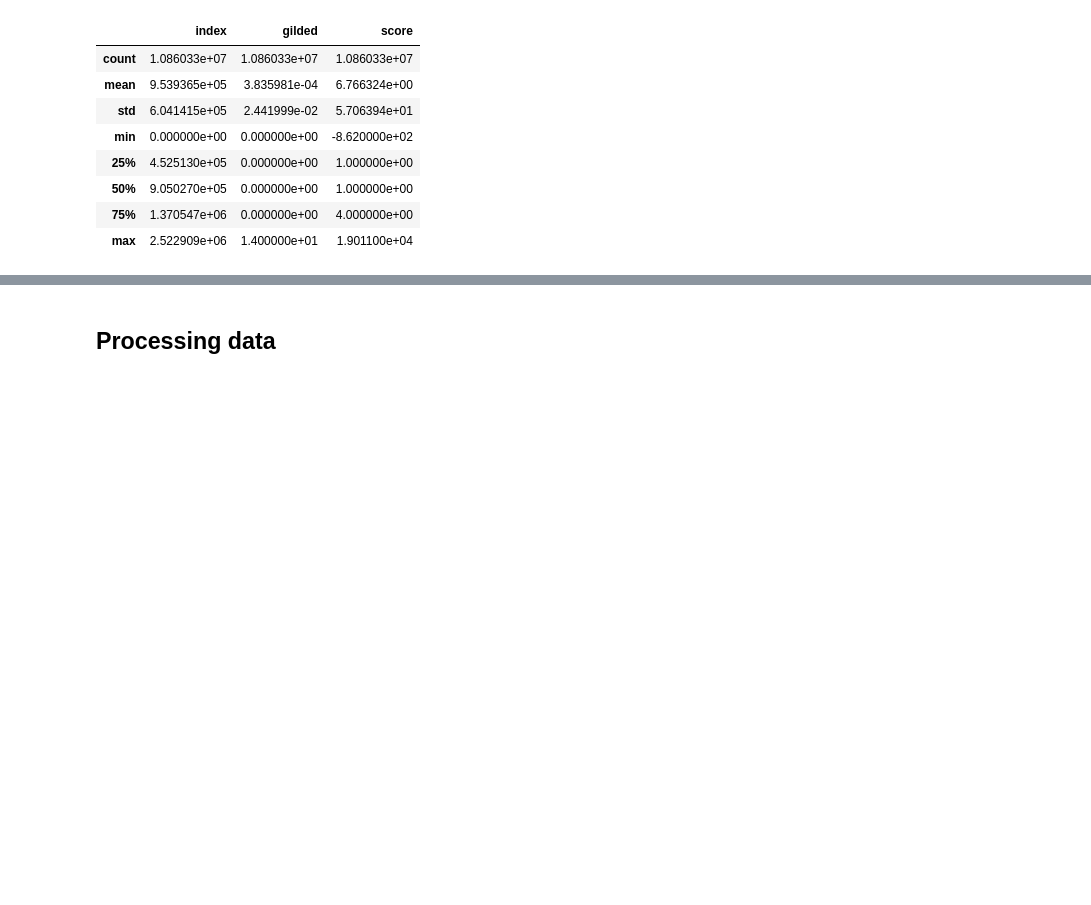
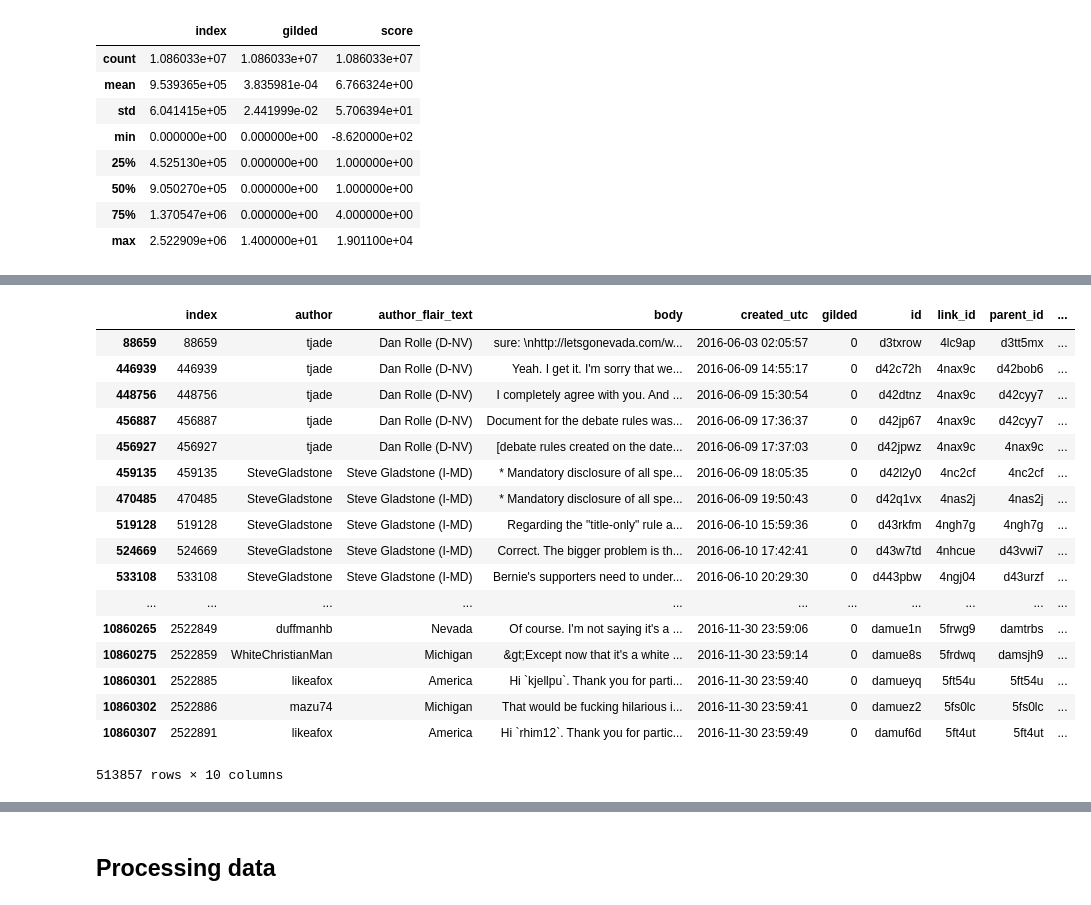
Before and after one commit to arthishow/Project, a Jupyter notebook: Final project.ipynb, the cells around one changed output, grey strips where cells are left out. Saved outputs shown, nothing was run; the diff lists cells and outputs as text; code cells hidden in the pictures; blank space fills up the shorter version.

```diff
--- a/Final project.ipynb
+++ b/Final project.ipynb
@@ -145,0 +153,22 @@ politics
+# %%
+flair_politics = politics[politics.author_flair_text.notnull()]
+flair_politics
+# %% [output]
+|  | index | author | author_flair_text | body | created_utc | gilded | id | link_id | parent_id | ... |
+| 88659 | 88659 | tjade | Dan Rolle (D-NV) | sure: \nhttp://letsgonevada.com/w... | 2016-06-03 02:05:57 | 0 | d3txrow | 4lc9ap | d3tt5mx | ... |
+| 446939 | 446939 | tjade | Dan Rolle (D-NV) | Yeah. I get it. I'm sorry that we... | 2016-06-09 14:55:17 | 0 | d42c72h | 4nax9c | d42bob6 | ... |
+| 448756 | 448756 | tjade | Dan Rolle (D-NV) | I completely agree with you. And ... | 2016-06-09 15:30:54 | 0 | d42dtnz | 4nax9c | d42cyy7 | ... |
+| 456887 | 456887 | tjade | Dan Rolle (D-NV) | Document for the debate rules was... | 2016-06-09 17:36:37 | 0 | d42jp67 | 4nax9c | d42cyy7 | ... |
+| 456927 | 456927 | tjade | Dan Rolle (D-NV) | [debate rules created on the date... | 2016-06-09 17:37:03 | 0 | d42jpwz | 4nax9c | 4nax9c | ... |
+| 459135 | 459135 | SteveGladstone | Steve Gladstone (I-MD) | * Mandatory disclosure of all spe... | 2016-06-09 18:05:35 | 0 | d42l2y0 | 4nc2cf | 4nc2cf | ... |
+| 470485 | 470485 | SteveGladstone | Steve Gladstone (I-MD) | * Mandatory disclosure of all spe... | 2016-06-09 19:50:43 | 0 | d42q1vx | 4nas2j | 4nas2j | ... |
+| 519128 | 519128 | SteveGladstone | Steve Gladstone (I-MD) | Regarding the "title-only" rule a... | 2016-06-10 15:59:36 | 0 | d43rkfm | 4ngh7g | 4ngh7g | ... |
+| 524669 | 524669 | SteveGladstone | Steve Gladstone (I-MD) | Correct. The bigger problem is th... | 2016-06-10 17:42:41 | 0 | d43w7td | 4nhcue | d43vwi7 | ... |
+| 533108 | 533108 | SteveGladstone | Steve Gladstone (I-MD) | Bernie's supporters need to under... | 2016-06-10 20:29:30 | 0 | d443pbw | 4ngj04 | d43urzf | ... |
+| ... | ... | ... | ... | ... | ... | ... | ... | ... | ... | ... |
+| 10860265 | 2522849 | duffmanhb | Nevada | Of course. I'm not saying it's a ... | 2016-11-30 23:59:06 | 0 | damue1n | 5frwg9 | damtrbs | ... |
+| 10860275 | 2522859 | WhiteChristianMan | Michigan | &gt;Except now that it's a white ... | 2016-11-30 23:59:14 | 0 | damue8s | 5frdwq | damsjh9 | ... |
+| 10860301 | 2522885 | likeafox | America | Hi `kjellpu`. Thank you for parti... | 2016-11-30 23:59:40 | 0 | damueyq | 5ft54u | 5ft54u | ... |
+| 10860302 | 2522886 | mazu74 | Michigan | That would be fucking hilarious i... | 2016-11-30 23:59:41 | 0 | damuez2 | 5fs0lc | 5fs0lc | ... |
+| 10860307 | 2522891 | likeafox | America | Hi `rhim12`. Thank you for partic... | 2016-11-30 23:59:49 | 0 | damuf6d | 5ft4ut | 5ft4ut | ... |
+513857 rows × 10 columns
```
Also changed, not shown: parts of 16 cells of this notebook, 1 other file.
